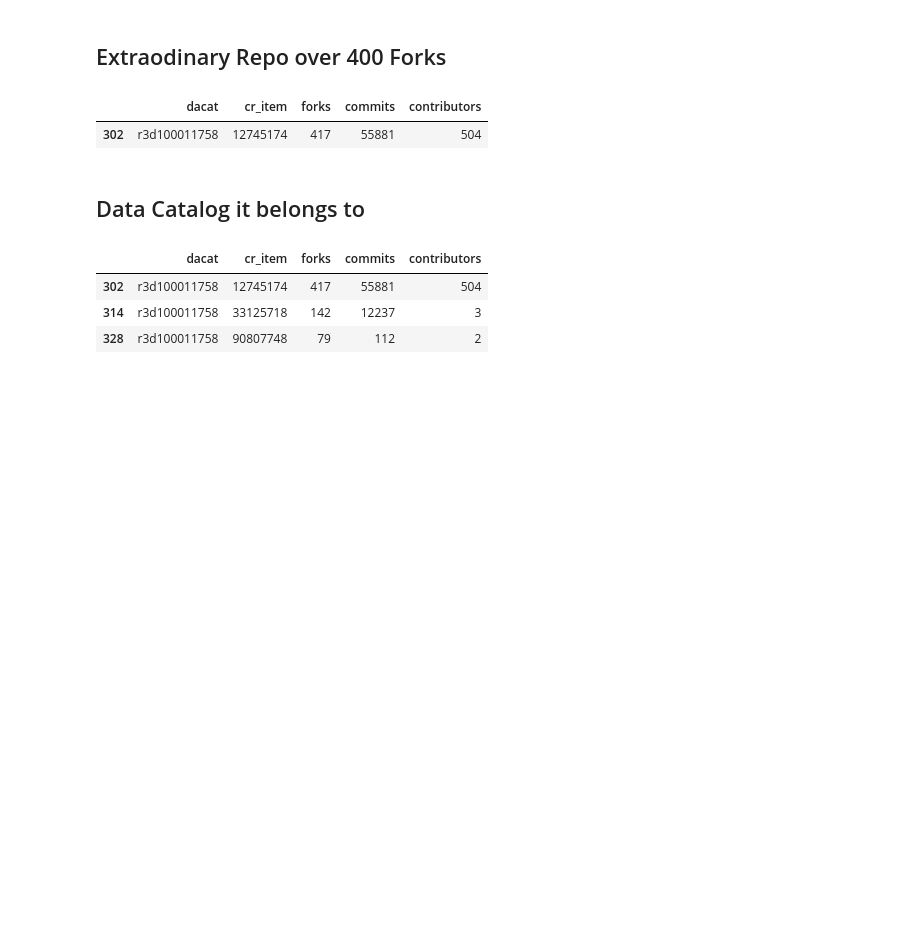
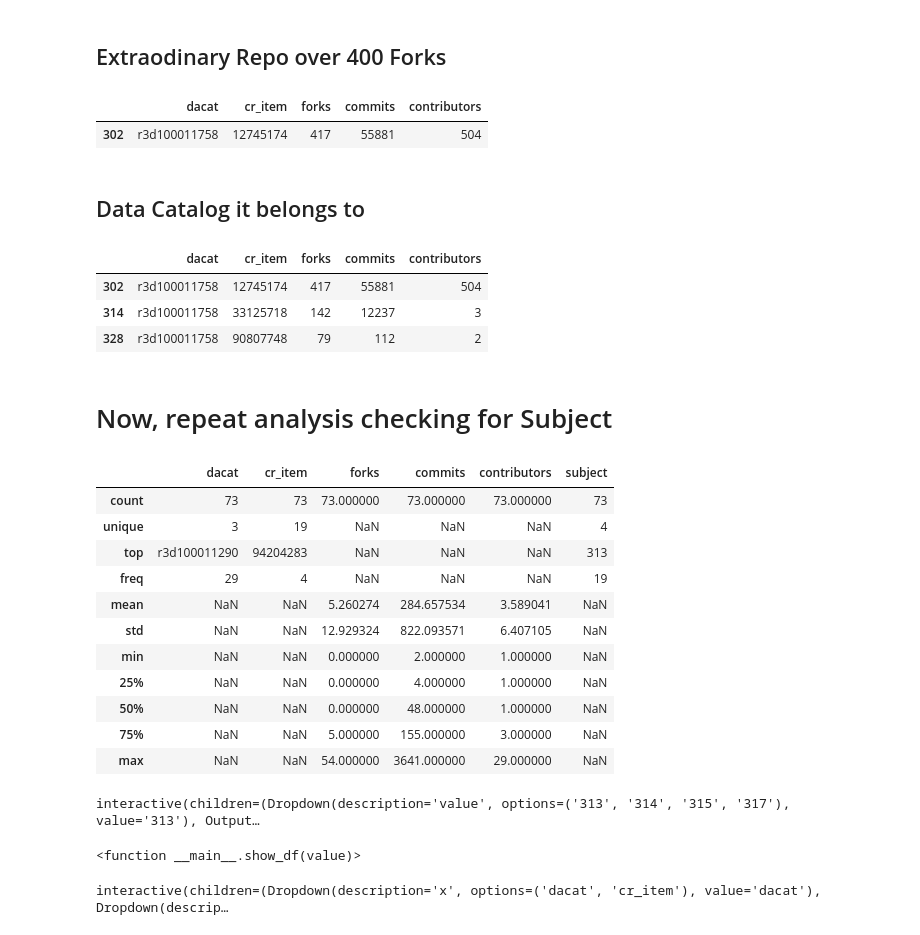
Before and after one commit to throughput-ec/NeotomaRecommender, a Jupyter notebook: neo4j.ipynb, the cells around one changed output. Cells and saved outputs as stored; diff of their text form; code cells hidden in the pictures; blank space fills up the shorter version.

Commit message:
interactive plots per subject

```diff
--- a/neo4j.ipynb
+++ b/neo4j.ipynb
@@ -320,3 +320,11 @@ meta_df[(meta_df['dacat']=='r3d100011758') & (meta_df['forks']>50)]
 | 302 | r3d100011758 | 12745174 | 417 | 55881 | 504 |
 | 314 | r3d100011758 | 33125718 | 142 | 12237 | 3 |
 | 328 | r3d100011758 | 90807748 | 79 | 112 | 2 |
+# %% [markdown]
+# Now, repeat analysis checking for Subject
+# %%
+subject_data = graph.run('''MATCH (s:SUBJECT)\
+WHERE s.id = 313 or s.id = 314 or s.id = 315 or s.id =317\
+MATCH (k)<-[:hasKeyword]-(:ANNOTATION)-[:Body]->(dc:dataCat)\
+MATCH (dc)<-[:Target]-(:ANNOTATION)-[:Target]->(cr:codeRepo)\
+RETURN distinct properties(dc), properties(cr), s.id''').data()
@@ -322,0 +377,60 @@ meta_df[(meta_df['dacat']=='r3d100011758') & (meta_df['forks']>50)]
+# %%
+meta_df.describe(include='all')
+# %% [output]
+|  | dacat | cr_item | forks | commits | contributors | subject |
+| count | 73 | 73 | 73.000000 | 73.000000 | 73.000000 | 73 |
+| unique | 3 | 19 | NaN | NaN | NaN | 4 |
+| top | r3d100011290 | 94204283 | NaN | NaN | NaN | 313 |
+| freq | 29 | 4 | NaN | NaN | NaN | 19 |
+| mean | NaN | NaN | 5.260274 | 284.657534 | 3.589041 | NaN |
+| std | NaN | NaN | 12.929324 | 822.093571 | 6.407105 | NaN |
+| min | NaN | NaN | 0.000000 | 2.000000 | 1.000000 | NaN |
+| 25% | NaN | NaN | 0.000000 | 4.000000 | 1.000000 | NaN |
+| 50% | NaN | NaN | 0.000000 | 48.000000 | 1.000000 | NaN |
+| 75% | NaN | NaN | 5.000000 | 155.000000 | 3.000000 | NaN |
+| max | NaN | NaN | 54.000000 | 3641.000000 | 29.000000 | NaN |
+# %%
+def show_df(value):
+    meta_df
+    df = pd.DataFrame(meta_df, columns=['dacat', 'cr_item', 'forks', 'commits', 'contributors', 'subject'])
+    df = df[df['subject']==value]
+
+    return df
+
+interact(show_df, value = ['313', '314', '315', '317'])
+# %% [output]
+interactive(children=(Dropdown(description='value', options=('313', '314', '315', '317'), value='313'), Output…
+<function __main__.show_df(value)>
+# %%
+@interact
+def histogram_plot(x = ['dacat', 'cr_item'],
+                   y = list(meta_df.select_dtypes('int64').columns)[0:],
+                   value = ['313', '314', '315', '317']):
+
+    df = meta_df[meta_df['subject']==value]
+
+    if x == 'dacat':
+        grouped_df = df.groupby('dacat').sum().reset_index()
+
+    else:
+        grouped_df = df.groupby('cr_item').sum().reset_index()
+        grouped_df['cr_item'] = grouped_cr['cr_item']+'cr'
+
+
+
+    # trace
+    trace = [go.Bar(x=df[x], y=df[y])]
+
+    # layout
+    layout = go.Layout(
+                title = 'Counts plot', # Graph title
+                xaxis = dict(title = x.title()), # x-axis label
+                yaxis = dict(title = y.title()), # y-axis label
+                hovermode ='closest' # handles multiple points landing on the same vertical
+    )
+
+    # fig
+    fig = go.Figure(trace, layout)
+    fig.show()
+# %% [output]
+interactive(children=(Dropdown(description='x', options=('dacat', 'cr_item'), value='dacat'), Dropdown(descrip…
```
Also changed, not shown: parts of 1 cell of this notebook.
